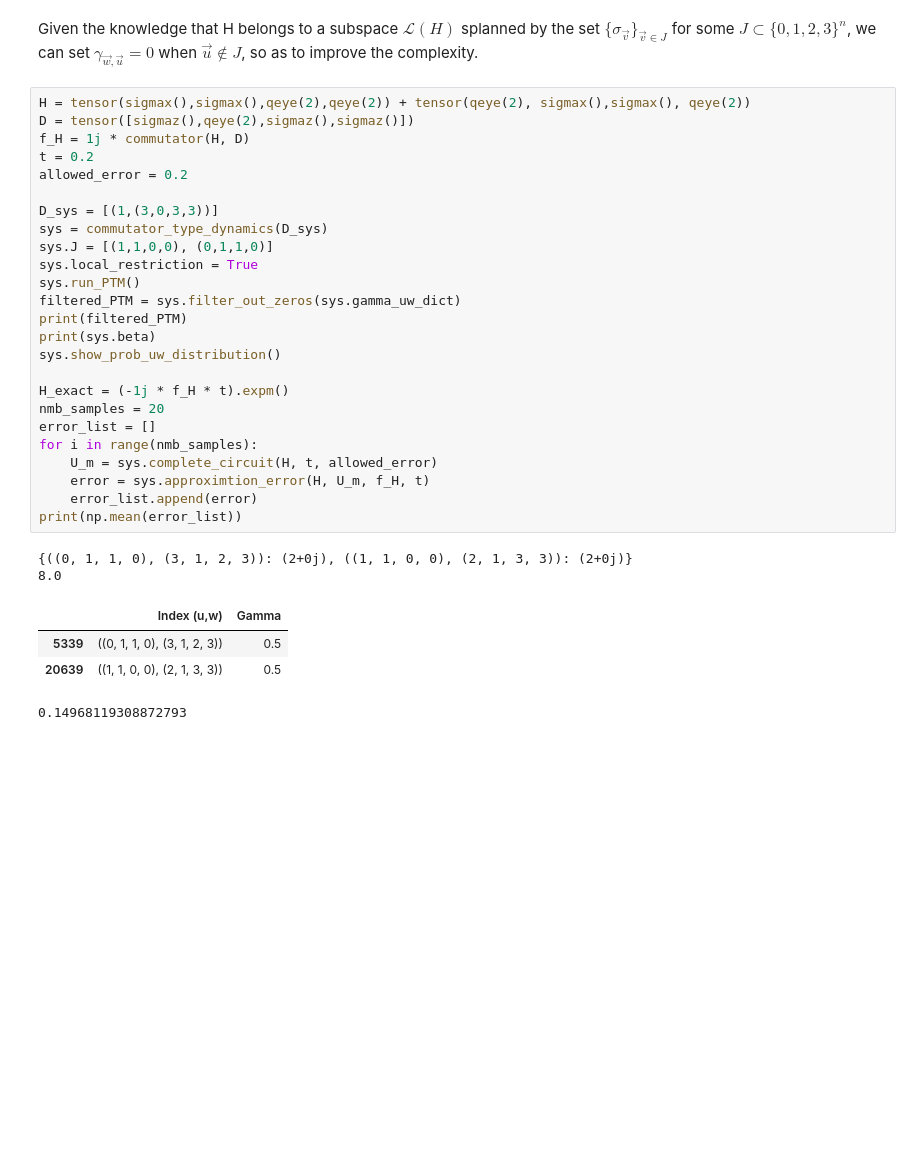
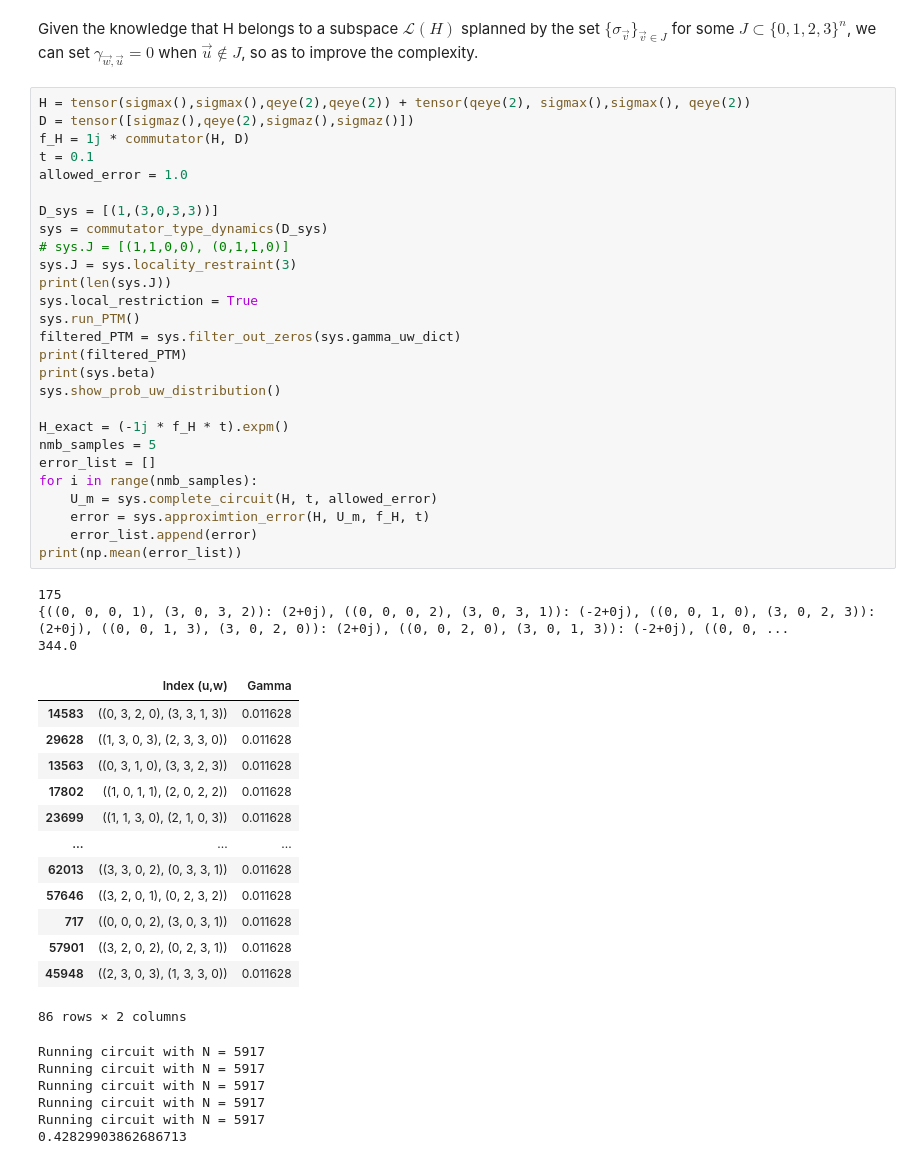
Before and after one commit to Sam-XiaoyueLi/Murao_Hamiltonina_dynamics_approx, a Jupyter notebook: PTM_Murao.ipynb, the cells around one changed output. Cells and saved outputs as stored; diff of their text form; blank space fills up the shorter version.

Commit message:
Local restriction with mean error code

```diff
--- a/PTM_Murao.ipynb
+++ b/PTM_Murao.ipynb
@@ -154,32 +154,50 @@ Given the knowledge that H belongs to a subspace $\mathcal{L} (H)$ splanned by t
 # %%
 H = tensor(sigmax(),sigmax(),qeye(2),qeye(2)) + tensor(qeye(2), sigmax(),sigmax(), qeye(2))
 D = tensor([sigmaz(),qeye(2),sigmaz(),sigmaz()])
 f_H = 1j * commutator(H, D)
-t = 0.2
-allowed_error = 0.2
+t = 0.1
+allowed_error = 1.0
 
 D_sys = [(1,(3,0,3,3))]
 sys = commutator_type_dynamics(D_sys)
-sys.J = [(1,1,0,0), (0,1,1,0)]
+# sys.J = [(1,1,0,0), (0,1,1,0)]
+sys.J = sys.locality_restraint(3)
+print(len(sys.J))
 sys.local_restriction = True
 sys.run_PTM()
 filtered_PTM = sys.filter_out_zeros(sys.gamma_uw_dict)
 print(filtered_PTM)
 print(sys.beta)
 sys.show_prob_uw_distribution()
 
 H_exact = (-1j * f_H * t).expm()
-nmb_samples = 20
+nmb_samples = 5
 error_list = []
 for i in range(nmb_samples):
     U_m = sys.complete_circuit(H, t, allowed_error)
     error = sys.approximtion_error(H, U_m, f_H, t)
     error_list.append(error)
 print(np.mean(error_list))
 # %% [output]
-{((0, 1, 1, 0), (3, 1, 2, 3)): (2+0j), ((1, 1, 0, 0), (2, 1, 3, 3)): (2+0j)}
-8.0
+175
+{((0, 0, 0, 1), (3, 0, 3, 2)): (2+0j), ((0, 0, 0, 2), (3, 0, 3, 1)): (-2+0j), ((0, 0, 1, 0), (3, 0, 2, 3)): (2+0j), ((0, 0, 1, 3), (3, 0, 2, 0)): (2+0j), ((0, 0, 2, 0), (3, 0, 1, 3)): (-2+0j), ((0, 0, ...
+344.0
 |  | Index (u,w) | Gamma |
-| 5339 | ((0, 1, 1, 0), (3, 1, 2, 3)) | 0.5 |
-| 20639 | ((1, 1, 0, 0), (2, 1, 3, 3)) | 0.5 |
+| 14583 | ((0, 3, 2, 0), (3, 3, 1, 3)) | 0.011628 |
+| 29628 | ((1, 3, 0, 3), (2, 3, 3, 0)) | 0.011628 |
+| 13563 | ((0, 3, 1, 0), (3, 3, 2, 3)) | 0.011628 |
+| 17802 | ((1, 0, 1, 1), (2, 0, 2, 2)) | 0.011628 |
+| 23699 | ((1, 1, 3, 0), (2, 1, 0, 3)) | 0.011628 |
+| ... | ... | ... |
+| 62013 | ((3, 3, 0, 2), (0, 3, 3, 1)) | 0.011628 |
+| 57646 | ((3, 2, 0, 1), (0, 2, 3, 2)) | 0.011628 |
+| 717 | ((0, 0, 0, 2), (3, 0, 3, 1)) | 0.011628 |
+| 57901 | ((3, 2, 0, 2), (0, 2, 3, 1)) | 0.011628 |
+| 45948 | ((2, 3, 0, 3), (1, 3, 3, 0)) | 0.011628 |
-0.14968119308872793
+86 rows × 2 columns
+Running circuit with N = 5917
+Running circuit with N = 5917
+Running circuit with N = 5917
+Running circuit with N = 5917
+Running circuit with N = 5917
+0.42829903862686713
```
Also changed, not shown: 1 other file.
